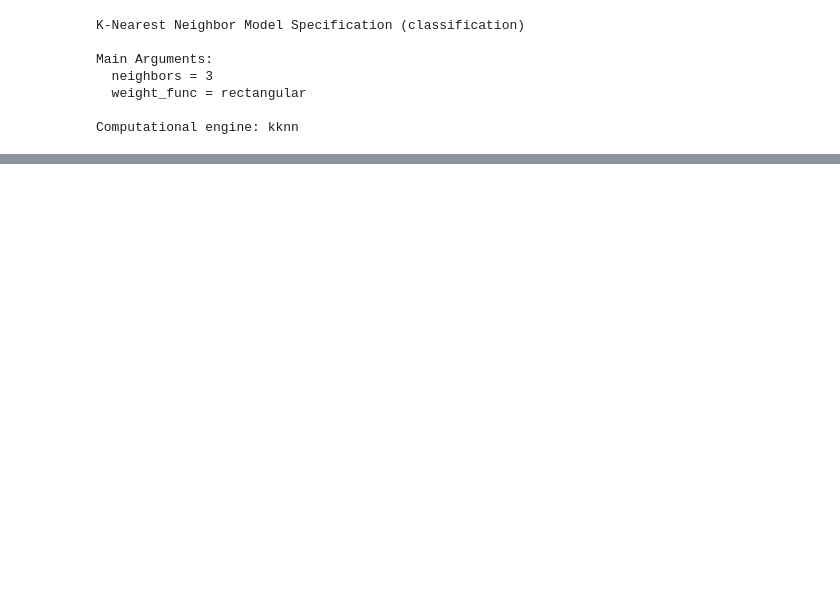
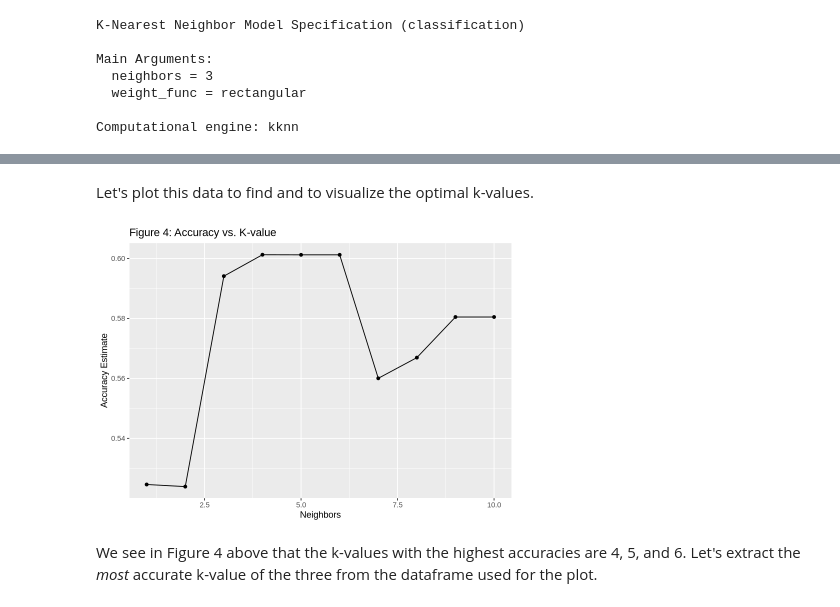
Before and after one commit to sofiezalkan/DSCI-100-Group-Project, a Jupyter notebook: datasci_group_project_final.ipynb, the cells around one changed output, grey strips where cells are left out. Drawn from its saved outputs; the diff is of its cells as text; code cells hidden in the pictures; blank space fills up the shorter version.

```diff
--- a/datasci_group_project_final.ipynb
+++ b/datasci_group_project_final.ipynb
@@ -267,0 +305,5 @@ we now want to test our workflow on the testing data
+# %%
+set.seed(2025)
+
+vfold <- vfold_cv(players_train, v = 5, strata = subscribe)
+vfold
@@ -267,0 +330,16 @@ we now want to test our workflow on the testing data
+# %%
+set.seed(2025)
+
+knn_tune <- nearest_neighbor(weight_func = "rectangular", neighbors = tune()) |>
+      set_engine("kknn") |>
+      set_mode("classification")
+
+k_vals <- tibble(neighbors = seq(from = 1, to = 10, by = 1))
+
+results <- workflow() |>
+      add_recipe(knn_recipe) |>
+      add_model(knn_tune) |>
+      tune_grid(resamples = vfold, grid = k_vals) |>
+      collect_metrics()
+
+results
@@ -267,0 +361,19 @@ we now want to test our workflow on the testing data
+# %% [markdown]
+Let's plot this data to find and to visualize the optimal k-values.
+# %%
+options(repr.plot.width = 7, repr.plot.height = 5)
+
+accuracies <- results |>
+      filter(.metric == "accuracy")
+
+accuracy_vs_k <- ggplot(accuracies, aes(x = neighbors, y = mean))+
+      geom_point() +
+      geom_line() +
+      labs(x = "Neighbors", y = "Accuracy Estimate") +
+      ggtitle("Figure 4: Accuracy vs. K-value")
+
+accuracy_vs_k
+# %% [output]
+[figure, added]
+# %% [markdown]
+We see in Figure 4 above that the k-values with the highest accuracies are 4, 5, and 6. Let's extract the _most_ accurate k-value of the three from the dataframe used for the plot.
```
Also changed, not shown: parts of 35 cells of this notebook.
